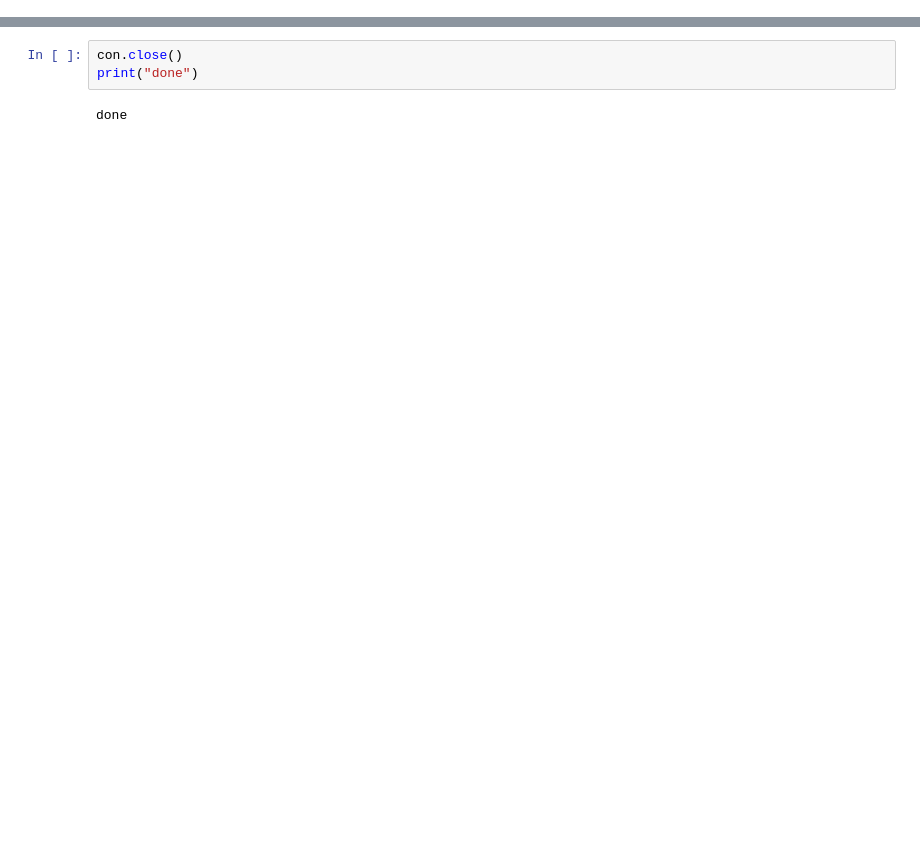
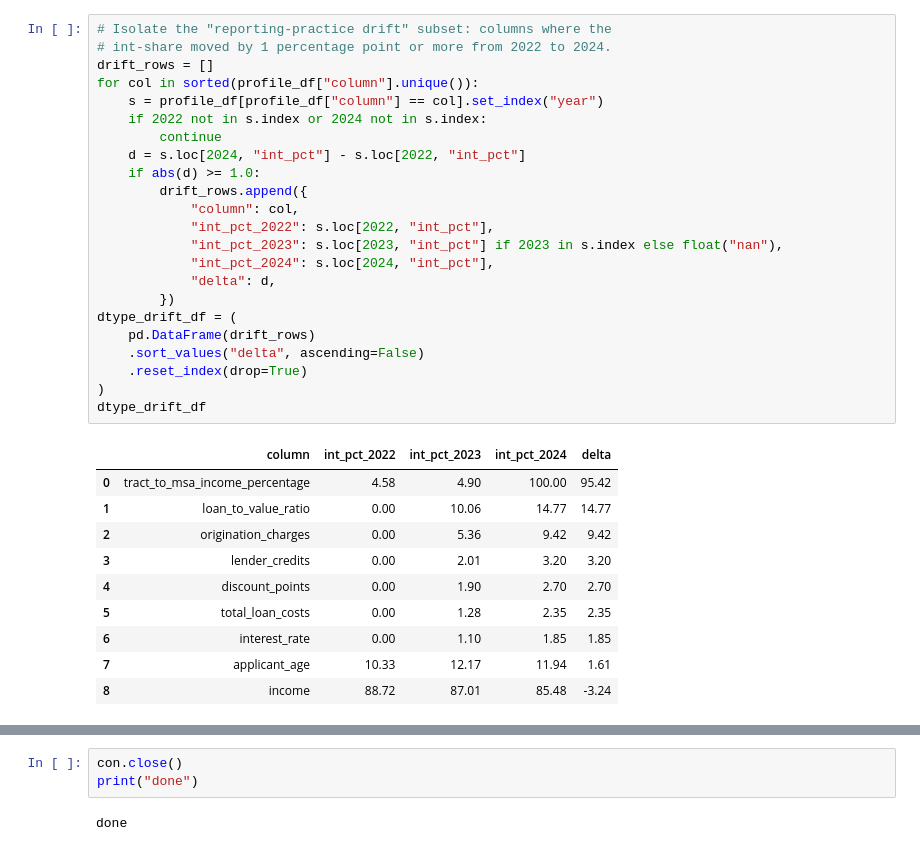
Before and after one commit to thegeshwar/mortgage-lending-analytics, a Jupyter notebook: notebooks/01-hmda-schema-and-quality.ipynb, the cells around one changed output, grey strips where cells are left out. Saved outputs shown, nothing was run; the diff lists cells and outputs as text; blank space fills up the shorter version.

```diff
--- a/notebooks/01-hmda-schema-and-quality.ipynb
+++ b/notebooks/01-hmda-schema-and-quality.ipynb
@@ -734,0 +287,34 @@ updated docs/data-quality-notes.md
+# %%
+# Isolate the "reporting-practice drift" subset: columns where the
+# int-share moved by 1 percentage point or more from 2022 to 2024.
+drift_rows = []
+for col in sorted(profile_df["column"].unique()):
+    s = profile_df[profile_df["column"] == col].set_index("year")
+    if 2022 not in s.index or 2024 not in s.index:
+        continue
+    d = s.loc[2024, "int_pct"] - s.loc[2022, "int_pct"]
+    if abs(d) >= 1.0:
+        drift_rows.append({
+            "column": col,
+            "int_pct_2022": s.loc[2022, "int_pct"],
+            "int_pct_2023": s.loc[2023, "int_pct"] if 2023 in s.index else float("nan"),
+            "int_pct_2024": s.loc[2024, "int_pct"],
+            "delta": d,
+        })
+dtype_drift_df = (
+    pd.DataFrame(drift_rows)
+    .sort_values("delta", ascending=False)
+    .reset_index(drop=True)
+)
+dtype_drift_df
+# %% [output]
+|  | column | int_pct_2022 | int_pct_2023 | int_pct_2024 | delta |
+| 0 | tract_to_msa_income_percentage | 4.58 | 4.90 | 100.00 | 95.42 |
+| 1 | loan_to_value_ratio | 0.00 | 10.06 | 14.77 | 14.77 |
+| 2 | origination_charges | 0.00 | 5.36 | 9.42 | 9.42 |
+| 3 | lender_credits | 0.00 | 2.01 | 3.20 | 3.20 |
+| 4 | discount_points | 0.00 | 1.90 | 2.70 | 2.70 |
+| 5 | total_loan_costs | 0.00 | 1.28 | 2.35 | 2.35 |
+| 6 | interest_rate | 0.00 | 1.10 | 1.85 | 1.85 |
+| 7 | applicant_age | 10.33 | 12.17 | 11.94 | 1.61 |
+| 8 | income | 88.72 | 87.01 | 85.48 | -3.24 |
```
Also changed, not shown: parts of 71 cells of this notebook, 8 other files.
